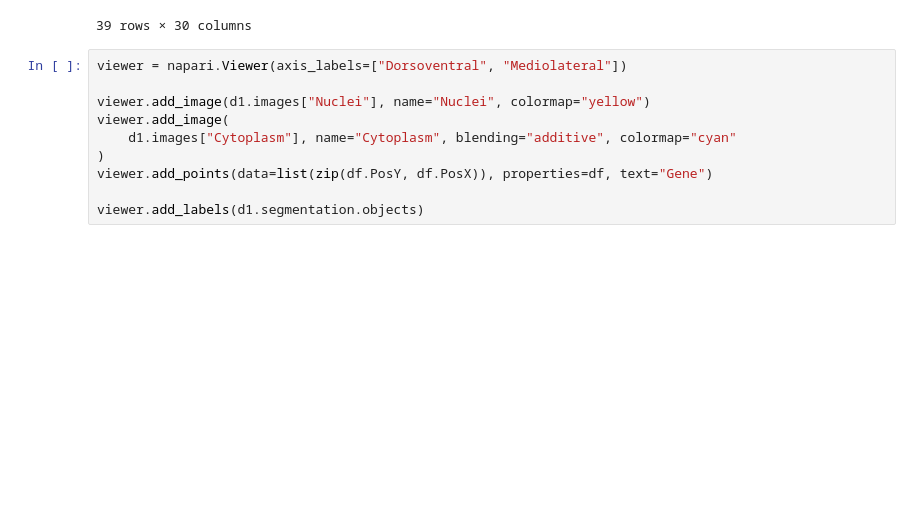
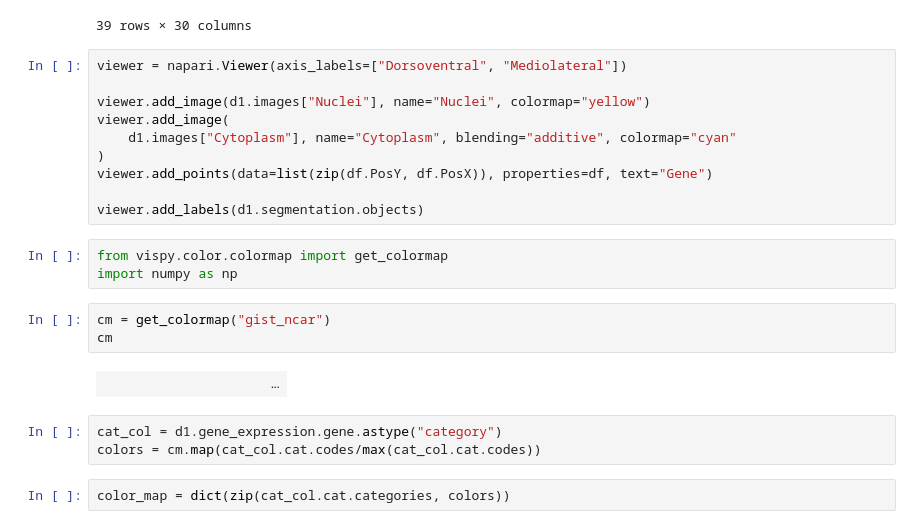
Before and after one commit to JonETJakobsson/scSpatial, a Jupyter notebook: scSpatial/Untitled.ipynb, the cells around one changed output. Drawn from its saved outputs; the diff is of its cells as text; blank space fills up the shorter version.

Commit message:
Added genes as a points layer when loading file, also added basic colors to the points

```diff
--- a/scSpatial/Untitled.ipynb
+++ b/scSpatial/Untitled.ipynb
@@ -140,3 +140,16 @@ viewer.add_image(
 viewer.add_points(data=list(zip(df.PosY, df.PosX)), properties=df, text="Gene")
 
 viewer.add_labels(d1.segmentation.objects)
+# %%
+from vispy.color.colormap import get_colormap
+import numpy as np
+# %%
+cm = get_colormap("gist_ncar")
+cm
+# %% [output]
+|  |  |  |  |  |  |  |  |  |  |  |  | ... |
+# %%
+cat_col = d1.gene_expression.gene.astype("category")
+colors = cm.map(cat_col.cat.codes/max(cat_col.cat.codes))
+# %%
+color_map = dict(zip(cat_col.cat.categories, colors))
```
Also changed, not shown: parts of 1 cell of this notebook, 1 other file.
